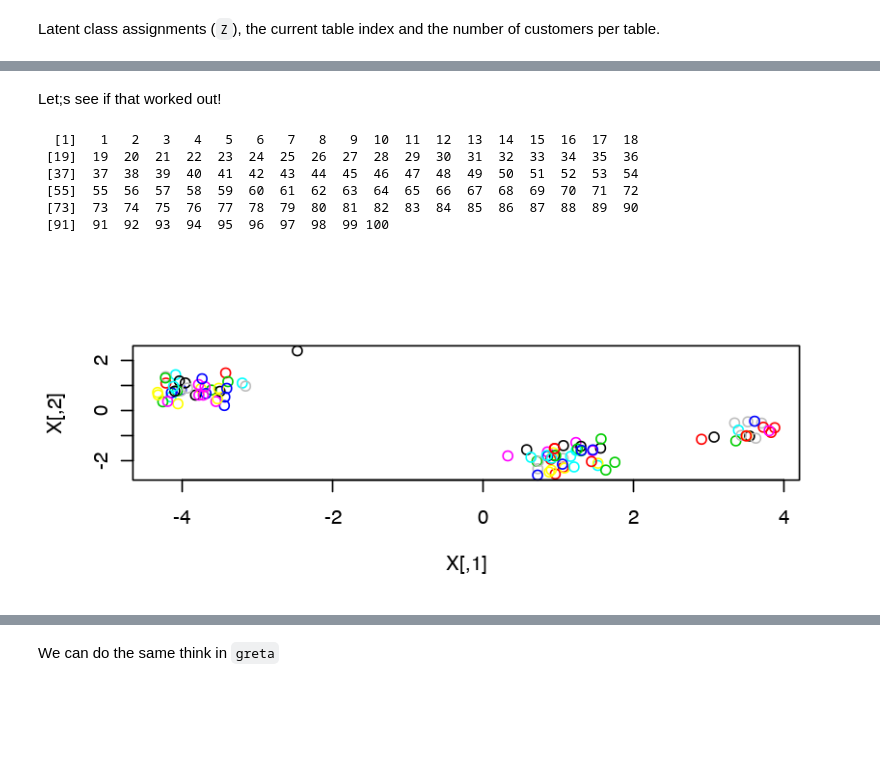
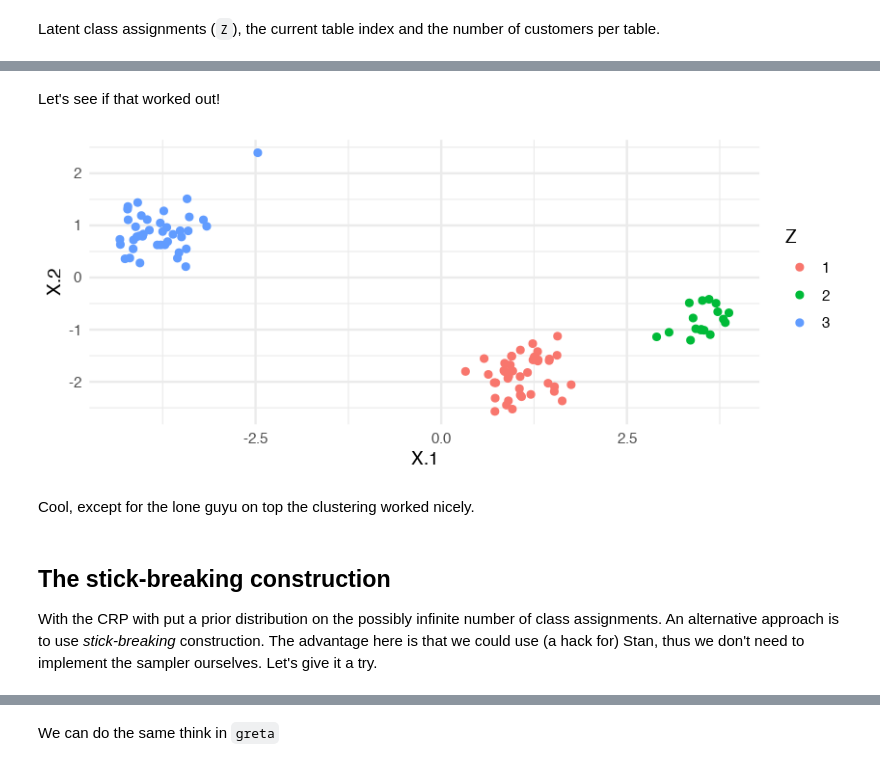
Before and after one commit to dirmeier/etudes, a Jupyter notebook: dirichlet_process_mixture_models.ipynb, the cells around one changed output, grey strips where cells are left out. Cells and saved outputs as stored; diff of their text form; code cells hidden in the pictures; blank space fills up the shorter version.

```diff
--- a/dirichlet_process_mixture_models.ipynb
+++ b/dirichlet_process_mixture_models.ipynb
@@ -139,16 +148,0 @@ mvt <- function(X=NULL, skip=FALSE)
-# %%
-sample_params <- function()
-{
-    for (k in seq(K)) {
-        xk <- X[Z == k, ,drop=FALSE]
-
-        tables[k] <<- nrow(xk)
-
-        la <- prec0 + tables[k] * prec
-        co <- solve(la)
-
-        mu <- co %*% prec0 %*% mu0 + tables[k] * prec %*% apply(xk, 2, mean)
-
-        mus[k, ] <<- mvtnorm::rmvnorm(1, mu, co)
-    }
-}
@@ -156,0 +151,6 @@ alpha <- .1
+# %%
+# initialization of the cluster assignments
+K <- 1
+zs <- rep(K, n)
+alpha <- 5
+tables <- n
@@ -156,0 +159,4 @@ alpha <- .1
+# %%
+mu.prior <- matrix(c(0, 0), ncol = 2)
+sigma.prior <- diag(p)
+q.prior <- solve(sigma.prior)
@@ -156,0 +165,4 @@ alpha <- .1
+# %%
+sigma0 <- diag(p)
+prec0 <- solve(sigma0)
+mu0 <- rep(0, p)
@@ -247,15 +219,15 @@ ERROR: Error in checkmvArgs(lower = lower, upper = upper, mean = delta, corr = c
 # %% [markdown]
-Let;s see if that worked out!
+Let's see if that worked out!
-# %%
-Z
-# %% [output]
-  [1]   1   2   3   4   5   6   7   8   9  10  11  12  13  14  15  16  17  18
- [19]  19  20  21  22  23  24  25  26  27  28  29  30  31  32  33  34  35  36
- [37]  37  38  39  40  41  42  43  44  45  46  47  48  49  50  51  52  53  54
- [55]  55  56  57  58  59  60  61  62  63  64  65  66  67  68  69  70  71  72
- [73]  73  74  75  76  77  78  79  80  81  82  83  84  85  86  87  88  89  90
- [91]  91  92  93  94  95  96  97  98  99 100
-# %%
-plot(X, col=Z)
-# %% [output]
-[figure, removed]
+# %%
+data.frame(X=X, Z=as.factor(zs)) %>%
+    ggplot() +
+    geom_point(aes(X.1, X.2, col=Z)) +
+    theme_minimal()
+# %% [output]
+[figure, added]
+# %% [markdown]
+Cool, except for the lone guyu on top the clustering worked nicely.
+# %% [markdown]
+## The stick-breaking construction
+
+With the CRP with put a prior distribution on the possibly infinite number of class assignments. An alternative approach is to use *stick-breaking* construction. The advantage here is that we could use (a hack for) Stan, thus we don't need to implement the sampler ourselves. Let's give it a try.
```
Also changed, not shown: parts of 36 cells of this notebook, 1 other file.
